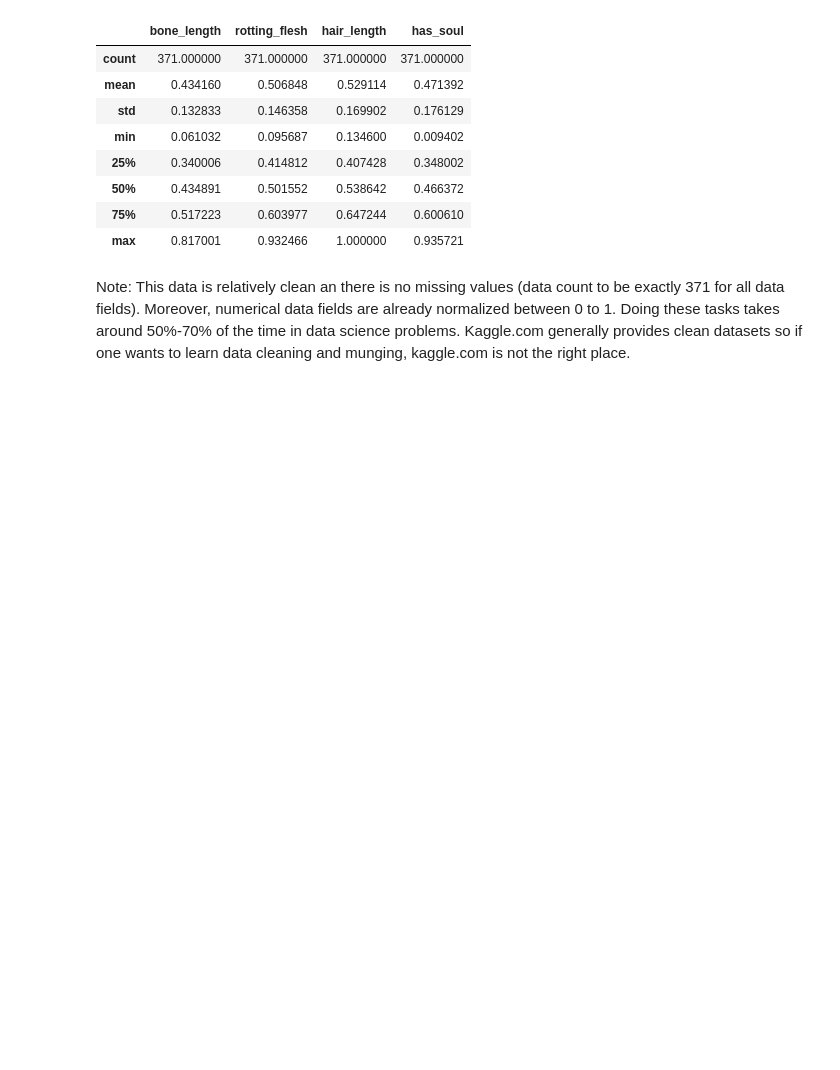
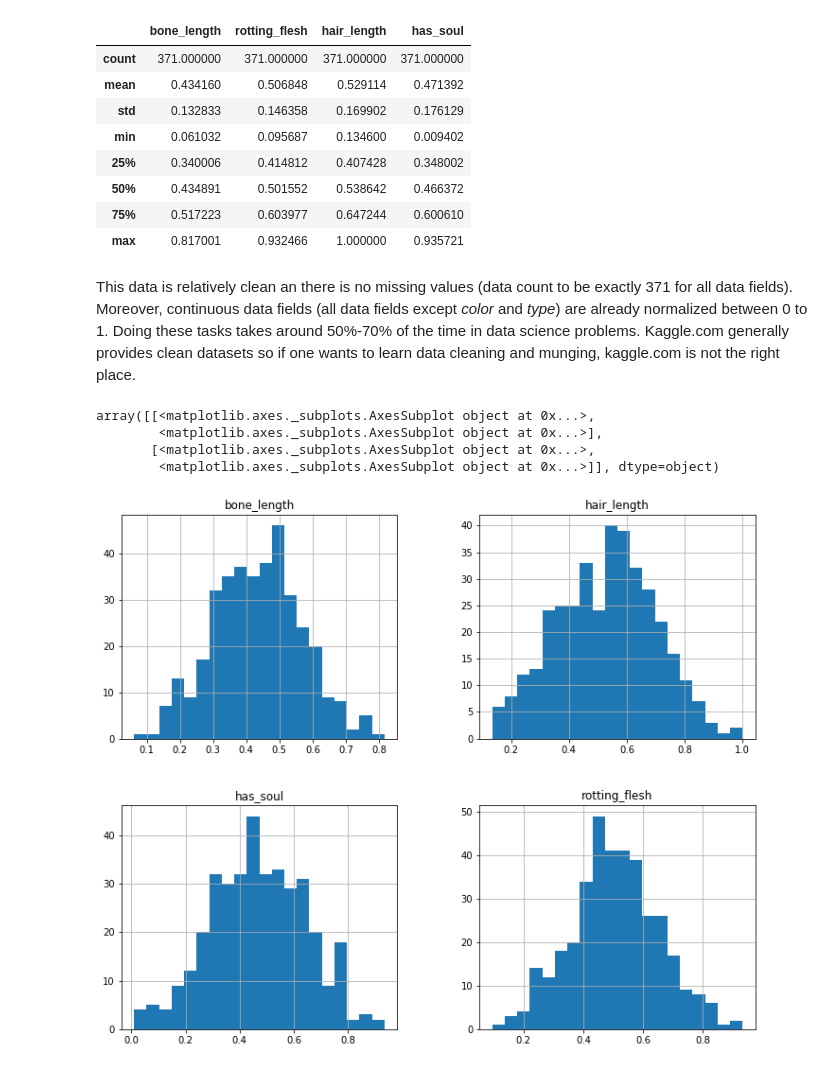
Before and after one commit to harshilpatel548/Ghouls_Goblins_Ghosts, a Jupyter notebook: Main.ipynb, the cells around one changed output. Cells and saved outputs as stored; diff of their text form; code cells hidden in the pictures; blank space fills up the shorter version.

Commit message:
data analysis started

```diff
--- a/Main.ipynb
+++ b/Main.ipynb
@@ -59,4 +53,12 @@ train.describe()
 | 75% | 0.517223 | 0.603977 | 0.647244 | 0.600610 |
 | max | 0.817001 | 0.932466 | 1.000000 | 0.935721 |
 # %% [markdown]
-Note: This data is relatively clean an there is no missing values (data count to be exactly 371 for all data fields). Moreover, numerical data fields are already normalized between 0 to 1. Doing these tasks takes around 50%-70% of the time in data science problems. Kaggle.com generally provides clean datasets so if one wants to learn data cleaning and munging, kaggle.com is not the right place.
+This data is relatively clean an there is no missing values (data count to be exactly 371 for all data fields). Moreover, continuous data fields (all data fields except *color* and *type*) are already normalized between 0 to 1. Doing these tasks takes around 50%-70% of the time in data science problems. Kaggle.com generally provides clean datasets so if one wants to learn data cleaning and munging, kaggle.com is not the right place.
+# %%
+train.hist(figsize=(12,10), bins =20)
+# %% [output]
+array([[<matplotlib.axes._subplots.AxesSubplot object at 0x...>,
+        <matplotlib.axes._subplots.AxesSubplot object at 0x...>],
+       [<matplotlib.axes._subplots.AxesSubplot object at 0x...>,
+        <matplotlib.axes._subplots.AxesSubplot object at 0x...>]], dtype=object)
+[figure, added]
```
Also changed, not shown: parts of 6 cells of this notebook.
